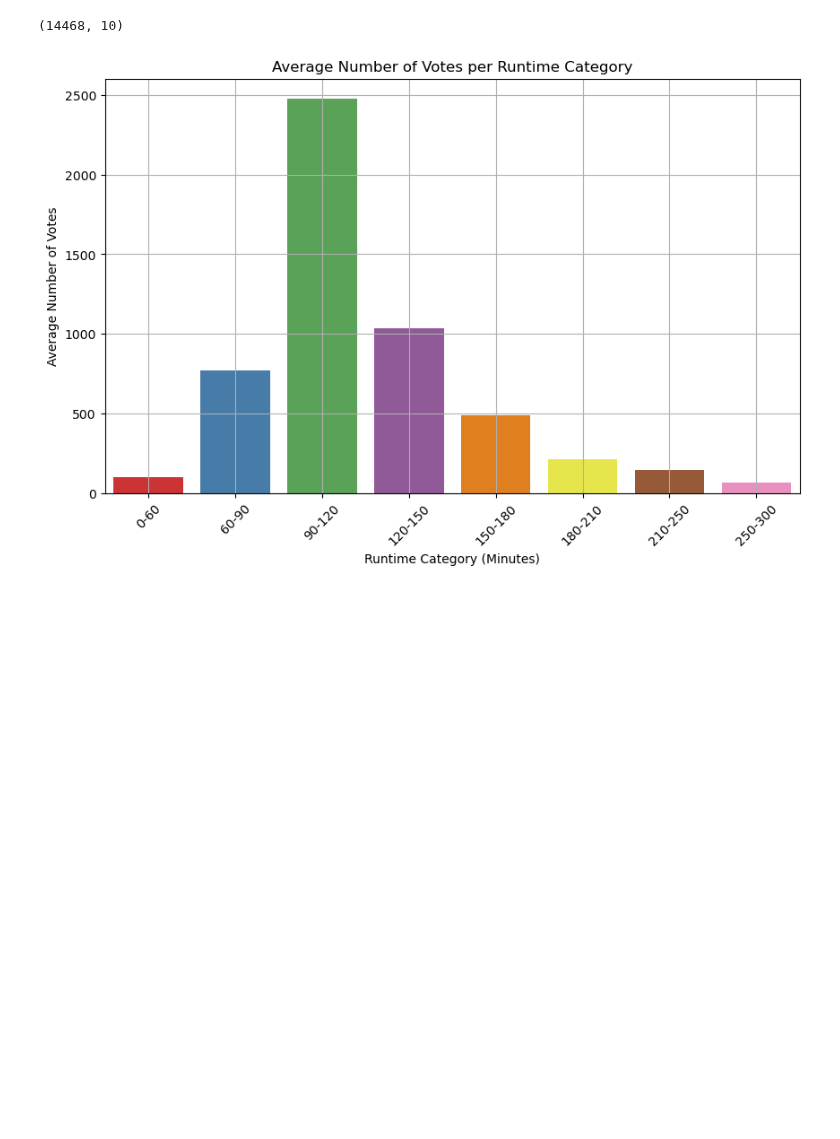
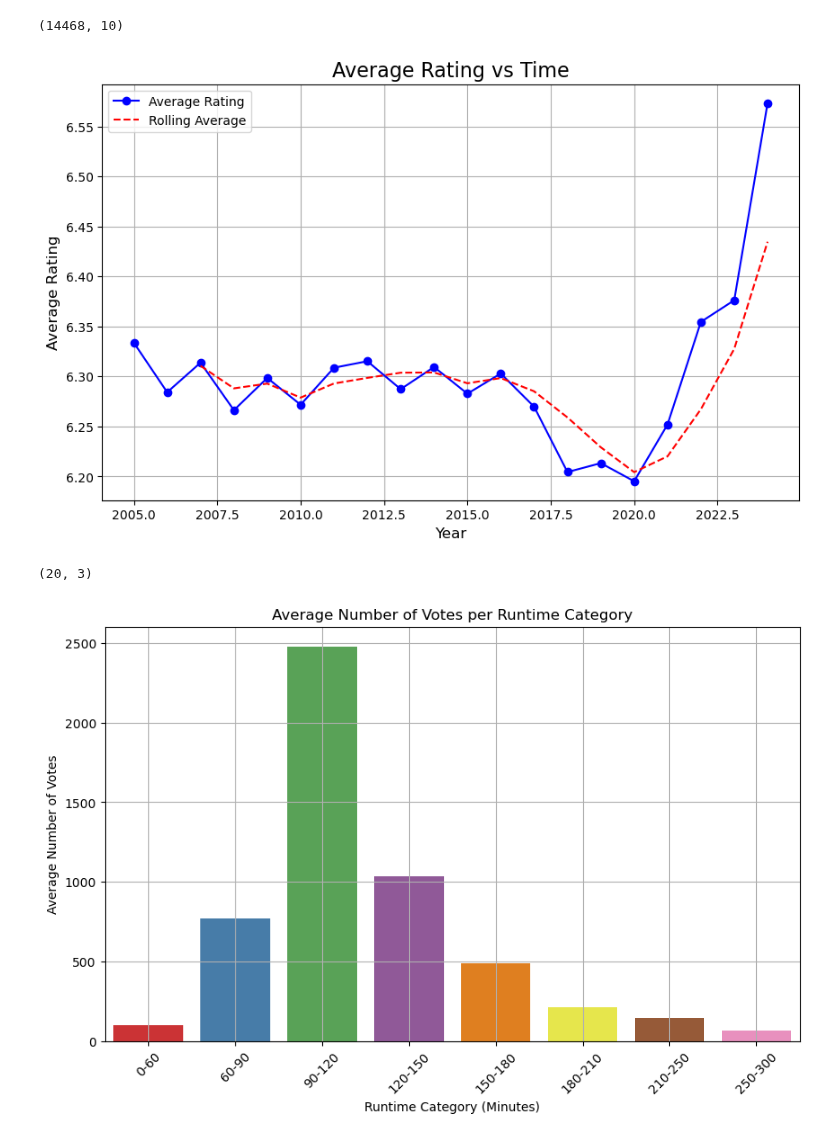
Before and after one commit to Ariestootl/machine_learning, a Jupyter notebook: Movie_Prediction/model.ipynb, the cells around one changed output. Drawn from its saved outputs; the diff is of its cells as text; code cells hidden in the pictures; blank space fills up the shorter version.

```diff
--- a/Movie_Prediction/model.ipynb
+++ b/Movie_Prediction/model.ipynb
@@ -45,10 +45,29 @@ Name: count, Length: 1124, dtype: int64
 # %%
 genre = "Comedy"
 # df = df[df['genres'].str.contains("Comedy", case=True)]
-df = df[df["genres"] == "Comedy"]
+df = df[df["genres"] == genre]
 print(f"{df.shape}")
 # %% [output]
 (14468, 10)
+# %%
+df_genre_grouped = df.groupby('startYear').agg({'averageRating': 'mean'}).reset_index()
+plt.figure(figsize=(10, 6))
+plt.plot(df_genre_grouped['startYear'], df_genre_grouped['averageRating'], marker='o', linestyle='-', color='b', label='Average Rating')
+df_genre_grouped['rolling_avg'] = df_genre_grouped['averageRating'].rolling(window=3).mean()  # Adjust window as needed
+plt.plot(df_genre_grouped['startYear'], df_genre_grouped['rolling_avg'], color='r', linestyle='--', label='Rolling Average')
+
+plt.title(f'Average Rating vs Time', fontsize=16)
+plt.xlabel('Year', fontsize=12)
+plt.ylabel('Average Rating', fontsize=12)
+plt.legend()
+plt.grid(True)
+plt.show()
+# %% [output]
+[figure, added]
+# %%
+df_genre_grouped.shape
+# %% [output]
+(20, 3)
 # %%
 
 df['runtimeMinutes'] = pd.to_numeric(df['runtimeMinutes'], errors='coerce')
```
Also changed, not shown: parts of 30 cells of this notebook.
